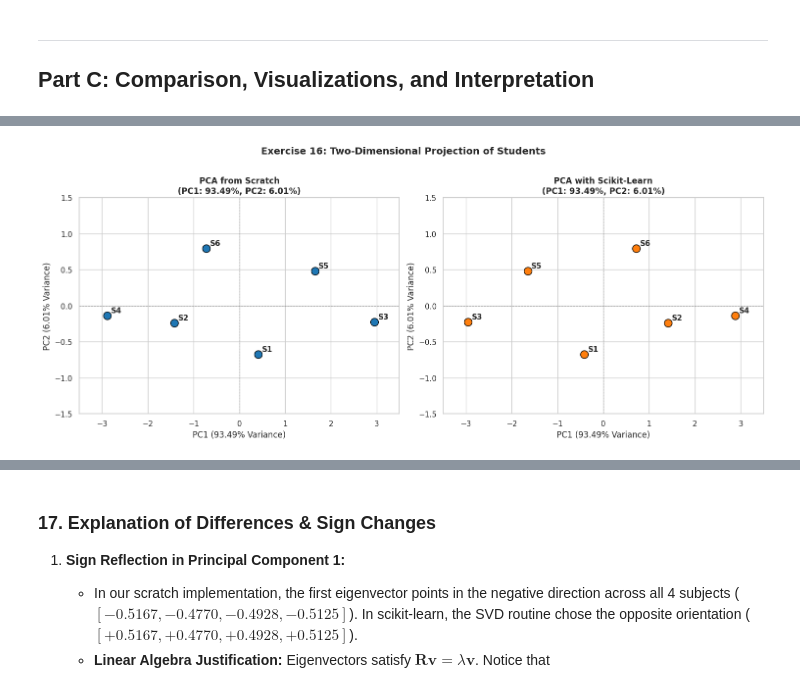
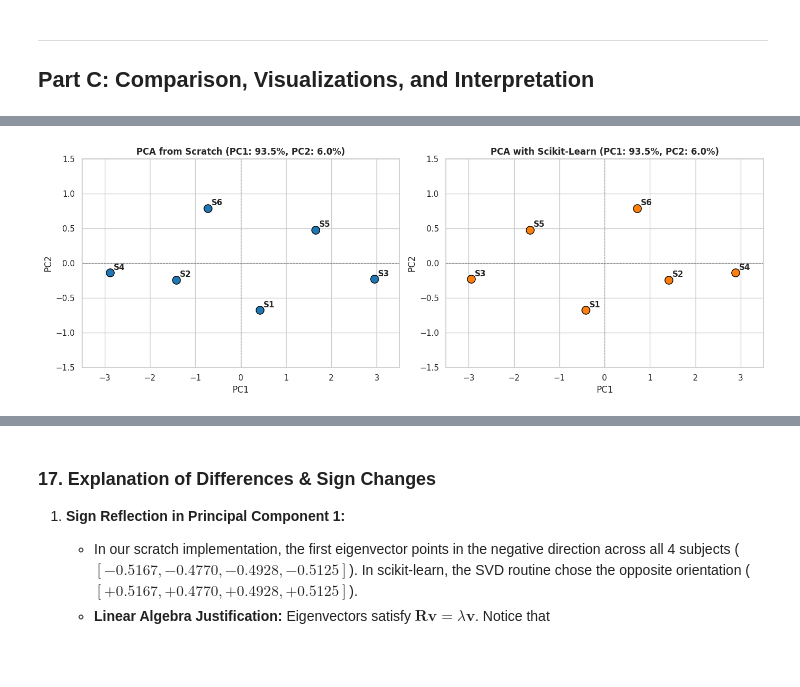
Before and after one commit to BENRAHMOUNEANES/machine-learning-tp2-anes-benrahmoune, a Jupyter notebook: TP2_Standardized_PCA.ipynb, the cells around one changed output, grey strips where cells are left out. Drawn from its saved outputs; the diff is of its cells as text; code cells hidden in the pictures; blank space fills up the shorter version.

```diff
--- a/TP2_Standardized_PCA.ipynb
+++ b/TP2_Standardized_PCA.ipynb
@@ -205,25 +156,18 @@ display(df_variance_metrics.round(4))
 
 We validate our manual implementation against `sklearn.decomposition.PCA` coupled with `sklearn.preprocessing.StandardScaler`.
 # %%
-# 10. Standardize using StandardScaler
+# 10 & 11. Scikit-learn PCA
 scaler = StandardScaler()
 Z_sklearn = scaler.fit_transform(df_grades)
-
-# 11. Reduce dataset to two principal components
 pca = PCA(n_components=2)
 F_sklearn = pca.fit_transform(Z_sklearn)
 
-# 12. Display transformed coordinates
-df_F_sklearn = pd.DataFrame(F_sklearn, index=df_grades.index, columns=["PC1", "PC2"])
-print("--- [12] Projected Coordinates from Scikit-Learn ---")
-display(df_F_sklearn.round(4))
+# 12. Transformed coordinates
+display(pd.DataFrame(F_sklearn, index=df_grades.index, columns=["PC1", "PC2"]).round(4))
 
-# 13. Explained variance ratio and cumulative explained variance
+# 13. Explained variance ratio
 sk_var_ratio = pca.explained_variance_ratio_
 sk_cumulative_var = np.cumsum(sk_var_ratio)
-
-print("\n--- [13] Scikit-Learn Explained Variance ---")
-for i, ratio in enumerate(sk_var_ratio, start=1):
-    print(f"PC{i}: Ratio = {ratio*100:.2f}% | Cumulative = {sk_cumulative_var[i-1]*100:.2f}%")
-print(f"\nScikit-learn explained_variance_ attribute: {pca.explained_variance_.round(4)}")
+print(f"PC1: {sk_var_ratio[0]*100:.2f}% | PC2: {sk_var_ratio[1]*100:.2f}% | Total: {sk_cumulative_var[1]*100:.2f}%")
+print(f"explained_variance_: {pca.explained_variance_.round(4)}")
 # %% [output]
@@ -284,33 +220,24 @@ display(comp_evals.round(4))
 # %%
-# 16. Plot the students in two dimensions using both implementations
-fig, axes = plt.subplots(1, 2, figsize=(15, 6))
+# 16. Two-dimensional projection plot
+fig, axes = plt.subplots(1, 2, figsize=(14, 5))
 
-# Scratch 2D Plot
-axes[0].axhline(0, color="gray", linestyle="--", linewidth=0.8)
-axes[0].axvline(0, color="gray", linestyle="--", linewidth=0.8)
-axes[0].scatter(F_scratch[:, 0], F_scratch[:, 1], color="#1f77b4", s=130, edgecolors="black", zorder=4)
-for i, name in enumerate(df_grades.index):
-    axes[0].annotate(f"{name}", (F_scratch[i, 0] + 0.08, F_scratch[i, 1] + 0.04), fontsize=11, fontweight="bold")
-axes[0].set_title(f"PCA from Scratch\n(PC1: {explained_var_ratio[0]*100:.2f}%, PC2: {explained_var_ratio[1]*100:.2f}%)", fontweight="bold")
-axes[0].set_xlabel(f"PC1 ({explained_var_ratio[0]*100:.2f}% Variance)")
-axes[0].set_ylabel(f"PC2 ({explained_var_ratio[1]*100:.2f}% Variance)")
-axes[0].set_xlim(-3.5, 3.5)
-axes[0].set_ylim(-1.5, 1.5)
+for ax, coords, title, color in [
+    (axes[0], F_scratch, f"PCA from Scratch (PC1: {explained_var_ratio[0]*100:.1f}%, PC2: {explained_var_ratio[1]*100:.1f}%)", "#1f77b4"),
+    (axes[1], F_sklearn, f"PCA with Scikit-Learn (PC1: {sk_var_ratio[0]*100:.1f}%, PC2: {sk_var_ratio[1]*100:.1f}%)", "#ff7f0e")
+]:
+    ax.axhline(0, color="gray", linestyle="--", linewidth=0.8)
+    ax.axvline(0, color="gray", linestyle="--", linewidth=0.8)
+    ax.scatter(coords[:, 0], coords[:, 1], color=color, s=120, edgecolors="black", zorder=4)
+    for i, name in enumerate(df_grades.index):
+        ax.annotate(name, (coords[i, 0] + 0.08, coords[i, 1] + 0.04), fontsize=11, fontweight="bold")
+    ax.set_title(title, fontweight="bold")
+    ax.set_xlabel("PC1")
+    ax.set_ylabel("PC2")
+    ax.set_xlim(-3.5, 3.5)
+    ax.set_ylim(-1.5, 1.5)
 
-# Scikit-learn 2D Plot
-axes[1].axhline(0, color="gray", linestyle="--", linewidth=0.8)
-axes[1].axvline(0, color="gray", linestyle="--", linewidth=0.8)
-axes[1].scatter(F_sklearn[:, 0], F_sklearn[:, 1], color="#ff7f0e", s=130, edgecolors="black", zorder=4)
-for i, name in enumerate(df_grades.index):
-    axes[1].annotate(f"{name}", (F_sklearn[i, 0] + 0.08, F_sklearn[i, 1] + 0.04), fontsize=11, fontweight="bold")
-axes[1].set_title(f"PCA with Scikit-Learn\n(PC1: {sk_var_ratio[0]*100:.2f}%, PC2: {sk_var_ratio[1]*100:.2f}%)", fontweight="bold")
-axes[1].set_xlabel(f"PC1 ({sk_var_ratio[0]*100:.2f}% Variance)")
-axes[1].set_ylabel(f"PC2 ({sk_var_ratio[1]*100:.2f}% Variance)")
-axes[1].set_xlim(-3.5, 3.5)
-axes[1].set_ylim(-1.5, 1.5)
-
-plt.suptitle("Exercise 16: Two-Dimensional Projection of Students", fontsize=14, fontweight="bold", y=1.02)
+plt.tight_layout()
 plt.show()
 # %% [output]
-[figure, old version]
+[figure, new version]
 # %%
```
Also changed, not shown: parts of 9 cells of this notebook, 1 other file.
